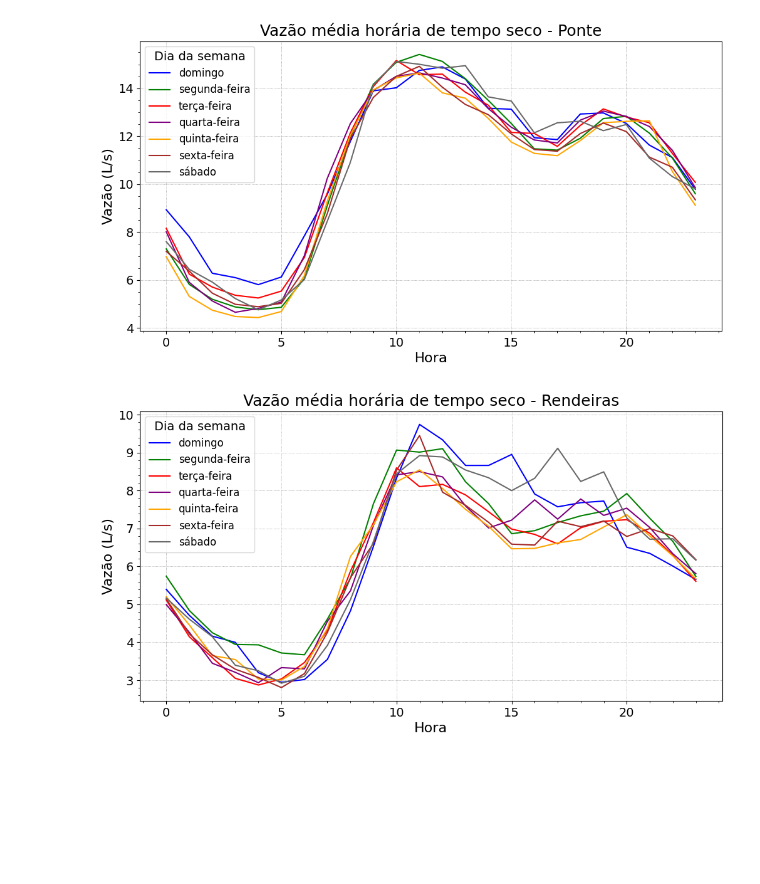
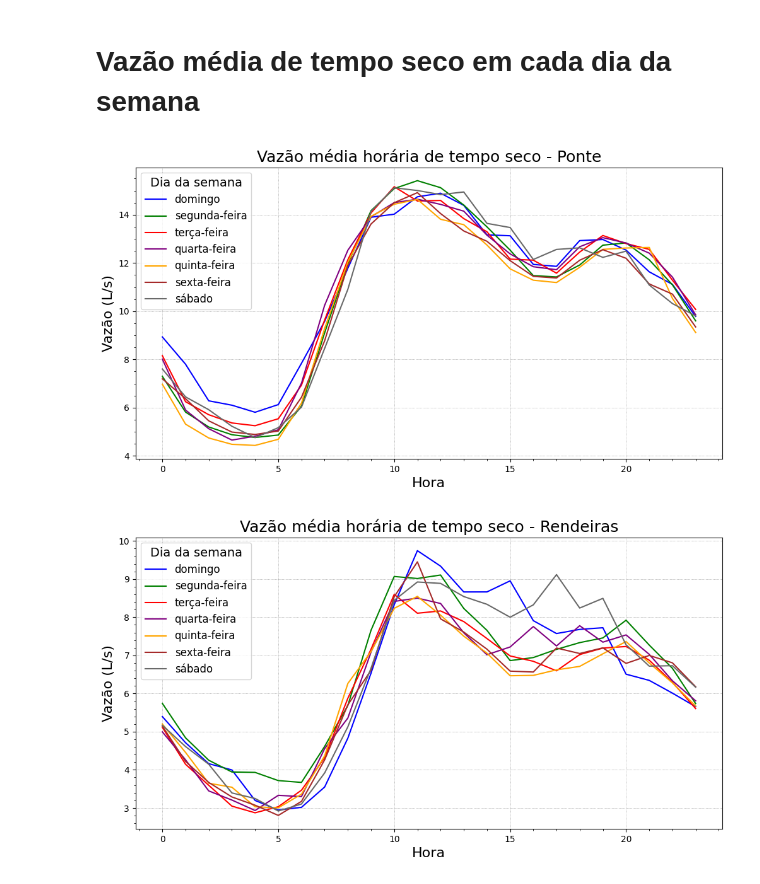
Before and after one commit to vitoria20241/LAUTEC, a Jupyter notebook: Notebooks/Semana_tempo_seco.ipynb, the cells around one changed output. Saved outputs shown, nothing was run; the diff lists cells and outputs as text; code cells hidden in the pictures; blank space fills up the shorter version.

```diff
--- a/Notebooks/Semana_tempo_seco.ipynb
+++ b/Notebooks/Semana_tempo_seco.ipynb
@@ -1,3 +1,5 @@
+# %% [markdown]
+# Vazão média de tempo seco em cada dia da semana
 # %%
 import pandas as pd
 from babel.dates import format_datetime
@@ -20,40 +22,54 @@ dias = ['domingo', 'segunda-feira', 'terça-feira',
         'quarta-feira', 'quinta-feira', 'sexta-feira', 'sábado']
 cores = ['blue', 'green', 'red', 'purple', 'orange', 'brown', 'dimgrey']
 #marcadores = ['o', 's', 'D', '^', 'v', 'P', '*']
+
+# Lista para armazenar os dataframes parciais
+dfs = []
 
 # Criar o gráfico - Ponte
 fig, ax = plt.subplots(figsize=(12, 6))
 
 #for dia, cor, marcador in zip(dias, cores, marcadores):
 for dia, cor in zip(dias, cores):
     # Filtrar os dados para o dia atual
     aux = ponte[ponte['Dia da semana'] == dia].copy()
     aux['Hora'] = aux.index.hour
     aux = aux.groupby('Hora')['Vazão (L/s)'].mean()
 
     # Adicionar os dados ao gráfico
     ax.plot(aux.index, aux.values,
             label=dia,
             color=cor,
             #marker=marcador,
             linestyle='-')
 
+    # Criar dataframe parcial e adicionar à lista
+    df_parcial = pd.DataFrame({
+        'Hora': aux.index,
+        'Vazão (L/s)': aux.values,
+        'Dia da semana': dia
+    })
+    dfs.append(df_parcial)
+
+# Concatenar todos os dataframes em um único dataframe final
+df_final_ponte = pd.concat(dfs, ignore_index=True)
+
 # Título, rótulos e legenda
 ax.set_title('Vazão média horária de tempo seco - Ponte', fontsize=18)
-plt.rcParams.update({
-    'xtick.labelsize': 14,
-    'ytick.labelsize': 14})
 ax.set_xlabel('Hora', fontsize=16)
 ax.set_ylabel('Vazão (L/s)', fontsize=16)
 ax.legend(title='Dia da semana', fontsize=12, title_fontsize=14)
 ax.grid(True, which='major', color='gray', linestyle=':', linewidth=0.5)
 ax.minorticks_on()
 
 # Salvar o gráfico
-plt.savefig(f'{pasta}\\Outputs\\Semana\\semana_ponte.png', bbox_inches='tight')
+plt.savefig(f'{pasta}\\Outputs\\semana_ponte.png', bbox_inches='tight')
 # %% [output]
-[figure, old version]
+[figure, new version]
 # %%
+# Lista para armazenar os dataframes parciais
+dfs = []
+
 # Criar o gráfico - Rendeiras
 fig, ax = plt.subplots(figsize=(12, 6))
 
@@ -71,6 +87,17 @@ for dia, cor in zip(dias, cores):
             #marker=marcador,
             linestyle='-')
 
+    # Criar dataframe parcial e adicionar à lista
+    df_parcial = pd.DataFrame({
+        'Hora': aux.index,
+        'Vazão (L/s)': aux.values,
+        'Dia da semana': dia
+    })
+    dfs.append(df_parcial)
+
+# Concatenar todos os dataframes em um único dataframe final
+df_final_rend = pd.concat(dfs, ignore_index=True)
+
 # Título, rótulos e legenda
 ax.set_title('Vazão média horária de tempo seco - Rendeiras', fontsize=18)
 ax.set_xlabel('Hora', fontsize=16)
@@ -80,6 +107,6 @@ ax.grid(True, which='major', color='gray', linestyle=':', linewidth=0.5)
 ax.minorticks_on()
 
 # Salvar o gráfico
-plt.savefig(f'{pasta}\\Outputs\\Semana\\semana_rendeiras.png', bbox_inches='tight')
+plt.savefig(f'{pasta}\\Outputs\\semana_rendeiras.png', bbox_inches='tight')
 # %% [output]
-[figure, old version]
+[figure, new version]
```
Also changed, not shown: parts of 1 cell of this notebook.
